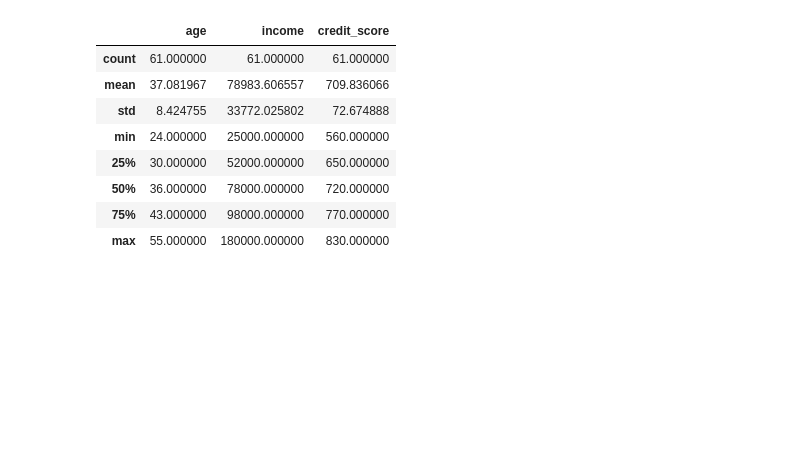
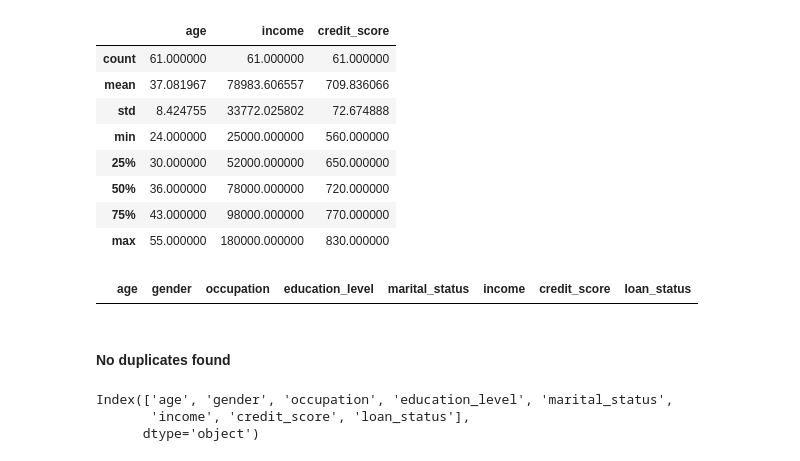
Before and after one commit to dilliram-code/Project-Loan-Classification-Logistic-Regression, a Jupyter notebook: loan_classification.ipynb, the cells around one changed output. Drawn from its saved outputs; the diff is of its cells as text; code cells hidden in the pictures; blank space fills up the shorter version.

```diff
--- a/loan_classification.ipynb
+++ b/loan_classification.ipynb
@@ -62,3 +67,16 @@ df.describe()
 | 50% | 36.000000 | 78000.000000 | 720.000000 |
 | 75% | 43.000000 | 98000.000000 | 770.000000 |
 | max | 55.000000 | 180000.000000 | 830.000000 |
+# %%
+# check the duplicated
+df[df.duplicated()]
+# %% [output]
+|  | age | gender | occupation | education_level | marital_status | income | credit_score | loan_status |
+# %% [markdown]
+#### No duplicates found
+# %%
+df.columns
+# %% [output]
+Index(['age', 'gender', 'occupation', 'education_level', 'marital_status',
+       'income', 'credit_score', 'loan_status'],
+      dtype='object')
```
Also changed, not shown: parts of 9 cells of this notebook.
